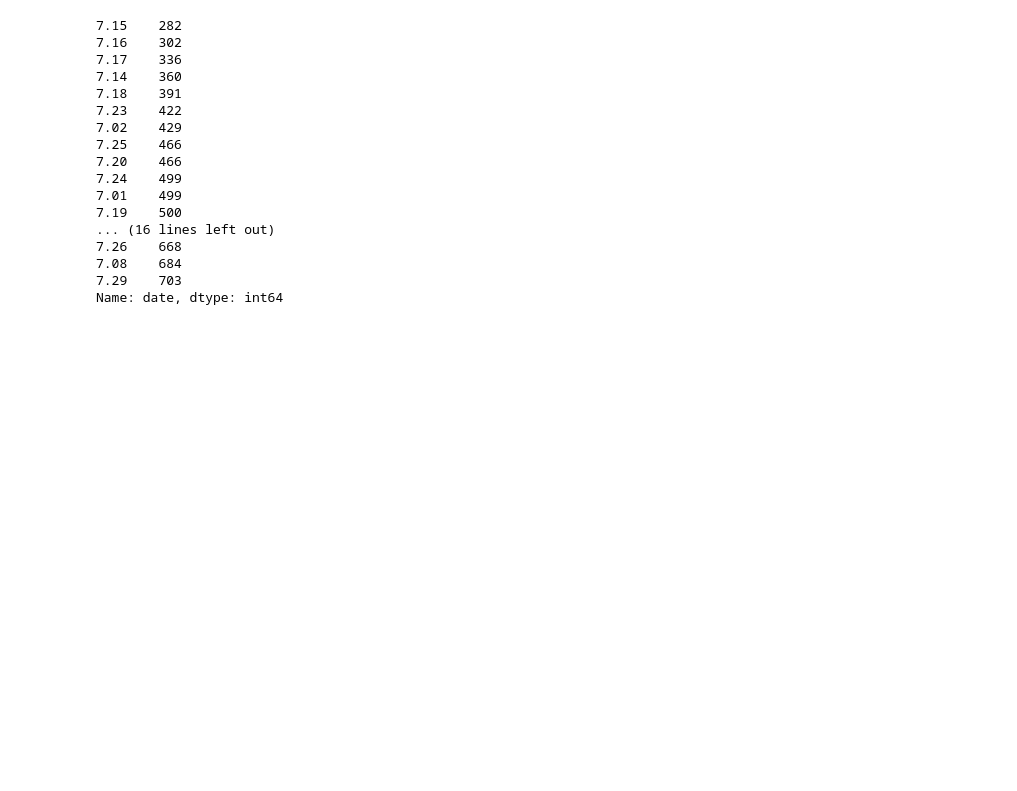
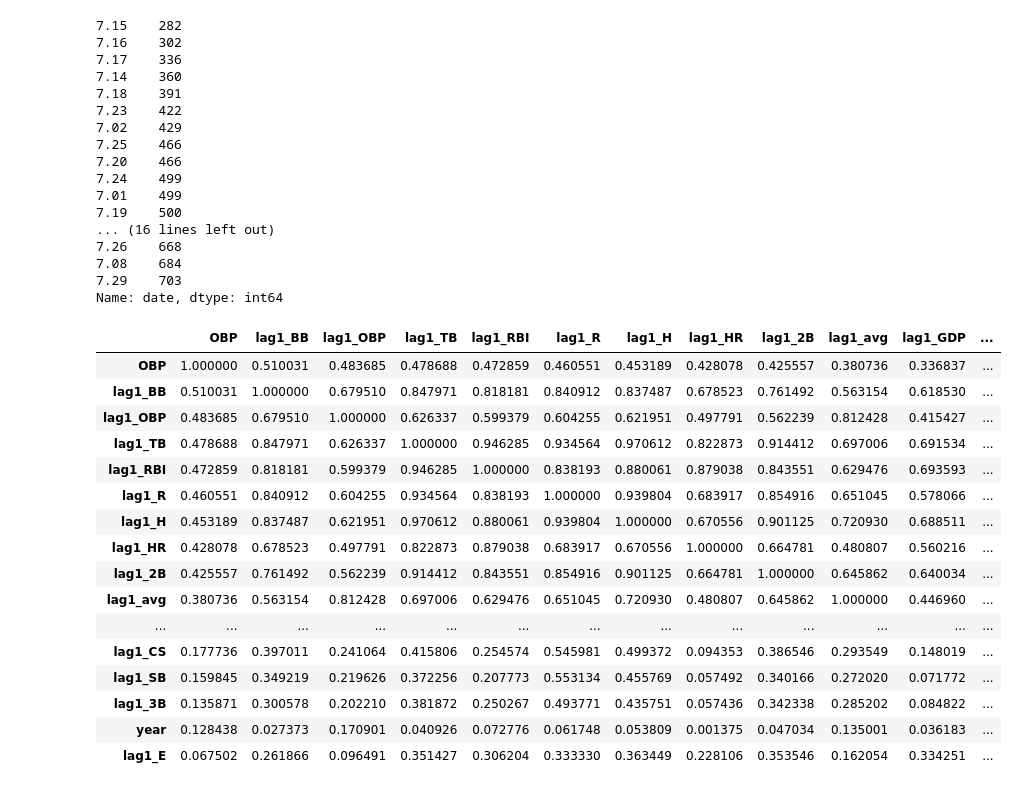
Before and after one commit to youkyung2/dataAnalysis, a Jupyter notebook: KBO_타자_OPS_예측.ipynb, the cells around one changed output. Cells and saved outputs as stored; diff of their text form; code cells hidden in the pictures; blank space fills up the shorter version.

```diff
--- a/KBO_타자_OPS_예측.ipynb
+++ b/KBO_타자_OPS_예측.ipynb
@@ -1139,12 +1139,12 @@ def lag_function(df, var_name, past) :
   df['lag' + str(past) + '_' + 'AB'] = np.nan
 
   for col in ['AB', var_name] :
-    for i in range(0, (max(Df.index) + 1)) :
+    for i in range(0, (max(df.index) + 1)) :
       val = df.loc[(df['batter_name'] == df['batter_name'][i]) &
                    (df['year'] == df['year'][i] - past), col]
       # 과거 기록이 결측치가 아니라면 값 넣기
       if len(val) != 0 :
-        df.loc[i.'lag' + str(past) + '_' + col] = val.iloc[0]
+        df.loc[i,'lag' + str(past) + '_' + col] = val.iloc[0]
 
   # 30타수 미만 결측치 처리
   df.loc[df['lag' + str(past) + '_' + 'AB'] < 30,
@@ -1153,3 +1153,54 @@ def lag_function(df, var_name, past) :
   df.drop('lag' + str(past) + '_' + 'AB', axis=1, inplace=True)
 
   return df
+# %%
+# OPS = OBP + SLG
+# 각 선수의 2019년도 OPS를 예측하기 위해, OBP와 SLG를 각각 예측 한 후 이를 합쳐 모델링을 진행하자.
+# 과거의 어떤 성적을 이용할지, 과거의 성적을 얼마나 이용해야 할 지에대한 결정이 필요하기 때문에,
+# 상관관계를 기반으로 필요한 변수를 선택하고, 기간을 설정하자.
+
+# 변수의 상관관계를 시각화
+
+# 상관관계를 탐색할 변수 선택
+numerics=['int16','int32','int64','float16','float32','float64']
+numeric_cols = list(regular_season_df.select_dtypes(include=numerics).drop(
+    ['batter_id','year','OPS','SLG'], axis = 1).columns)
+regular_season_temp = regular_season_df[numeric_cols + ['year', 'batter_name']].copy()
+regular_season_temp = regular_season_temp.loc[regular_season_temp['AB'] >= 30]
+
+# 시간변수 생성함수를 통한 지표별 1년전 성적 추출
+for col in numeric_cols :
+  regular_season_temp = lag_function(regular_season_temp, col, 1)
+# %%
+numeric_cols.remove('OBP')
+regular_season_temp.drop(numeric_cols, axis=1, inplace=True)
+# %%
+# 상관관계 도출
+corr_matrix = regular_season_temp.corr()
+corr_matrix = corr_matrix.sort_values(by='OBP', axis=0, ascending=False)
+corr_matrix = corr_matrix[corr_matrix.index]
+
+corr_matrix
+
+# OBP 와 과거의 OBP(lag1_OBP) 가 높은 상관관계
+# -> OBP를 예측할 때에 해당 선수의 과거 OBP만을 이용하겠다.
+# BB도 OBP와 높은 상관성이 있지만, BB는 lab1_OBP 와도 높은 상관성.
+# -> 독립변수간 상관관계가 높으면 다중공선성 문제가 있으므로, BB는 사용하지 않는다.
+# %% [output]
+|  | OBP | lag1_BB | lag1_OBP | lag1_TB | lag1_RBI | lag1_R | lag1_H | lag1_HR | lag1_2B | lag1_avg | lag1_GDP | ... |
+| OBP | 1.000000 | 0.510031 | 0.483685 | 0.478688 | 0.472859 | 0.460551 | 0.453189 | 0.428078 | 0.425557 | 0.380736 | 0.336837 | ... |
+| lag1_BB | 0.510031 | 1.000000 | 0.679510 | 0.847971 | 0.818181 | 0.840912 | 0.837487 | 0.678523 | 0.761492 | 0.563154 | 0.618530 | ... |
+| lag1_OBP | 0.483685 | 0.679510 | 1.000000 | 0.626337 | 0.599379 | 0.604255 | 0.621951 | 0.497791 | 0.562239 | 0.812428 | 0.415427 | ... |
+| lag1_TB | 0.478688 | 0.847971 | 0.626337 | 1.000000 | 0.946285 | 0.934564 | 0.970612 | 0.822873 | 0.914412 | 0.697006 | 0.691534 | ... |
+| lag1_RBI | 0.472859 | 0.818181 | 0.599379 | 0.946285 | 1.000000 | 0.838193 | 0.880061 | 0.879038 | 0.843551 | 0.629476 | 0.693593 | ... |
+| lag1_R | 0.460551 | 0.840912 | 0.604255 | 0.934564 | 0.838193 | 1.000000 | 0.939804 | 0.683917 | 0.854916 | 0.651045 | 0.578066 | ... |
+| lag1_H | 0.453189 | 0.837487 | 0.621951 | 0.970612 | 0.880061 | 0.939804 | 1.000000 | 0.670556 | 0.901125 | 0.720930 | 0.688511 | ... |
+| lag1_HR | 0.428078 | 0.678523 | 0.497791 | 0.822873 | 0.879038 | 0.683917 | 0.670556 | 1.000000 | 0.664781 | 0.480807 | 0.560216 | ... |
+| lag1_2B | 0.425557 | 0.761492 | 0.562239 | 0.914412 | 0.843551 | 0.854916 | 0.901125 | 0.664781 | 1.000000 | 0.645862 | 0.640034 | ... |
+| lag1_avg | 0.380736 | 0.563154 | 0.812428 | 0.697006 | 0.629476 | 0.651045 | 0.720930 | 0.480807 | 0.645862 | 1.000000 | 0.446960 | ... |
+| ... | ... | ... | ... | ... | ... | ... | ... | ... | ... | ... | ... | ... |
+| lag1_CS | 0.177736 | 0.397011 | 0.241064 | 0.415806 | 0.254574 | 0.545981 | 0.499372 | 0.094353 | 0.386546 | 0.293549 | 0.148019 | ... |
+| lag1_SB | 0.159845 | 0.349219 | 0.219626 | 0.372256 | 0.207773 | 0.553134 | 0.455769 | 0.057492 | 0.340166 | 0.272020 | 0.071772 | ... |
+| lag1_3B | 0.135871 | 0.300578 | 0.202210 | 0.381872 | 0.250267 | 0.493771 | 0.435751 | 0.057436 | 0.342338 | 0.285202 | 0.084822 | ... |
+| year | 0.128438 | 0.027373 | 0.170901 | 0.040926 | 0.072776 | 0.061748 | 0.053809 | 0.001375 | 0.047034 | 0.135001 | 0.036183 | ... |
+| lag1_E | 0.067502 | 0.261866 | 0.096491 | 0.351427 | 0.306204 | 0.333330 | 0.363449 | 0.228106 | 0.353546 | 0.162054 | 0.334251 | ... |
```
Also changed, not shown: parts of 29 cells of this notebook.
